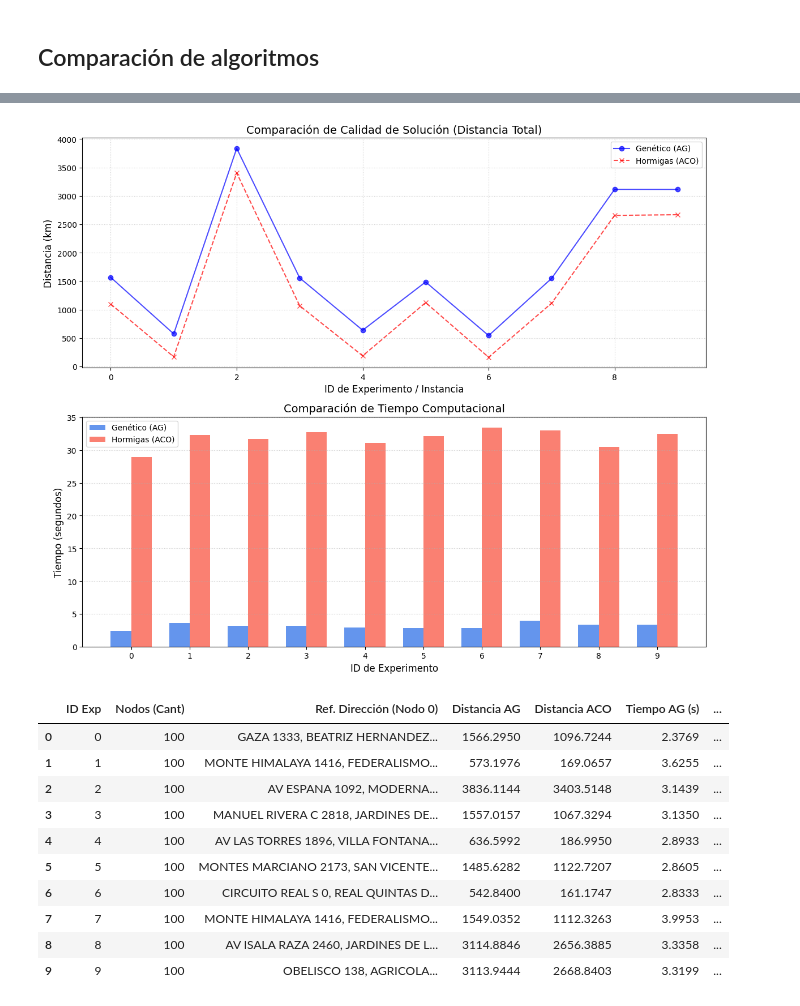
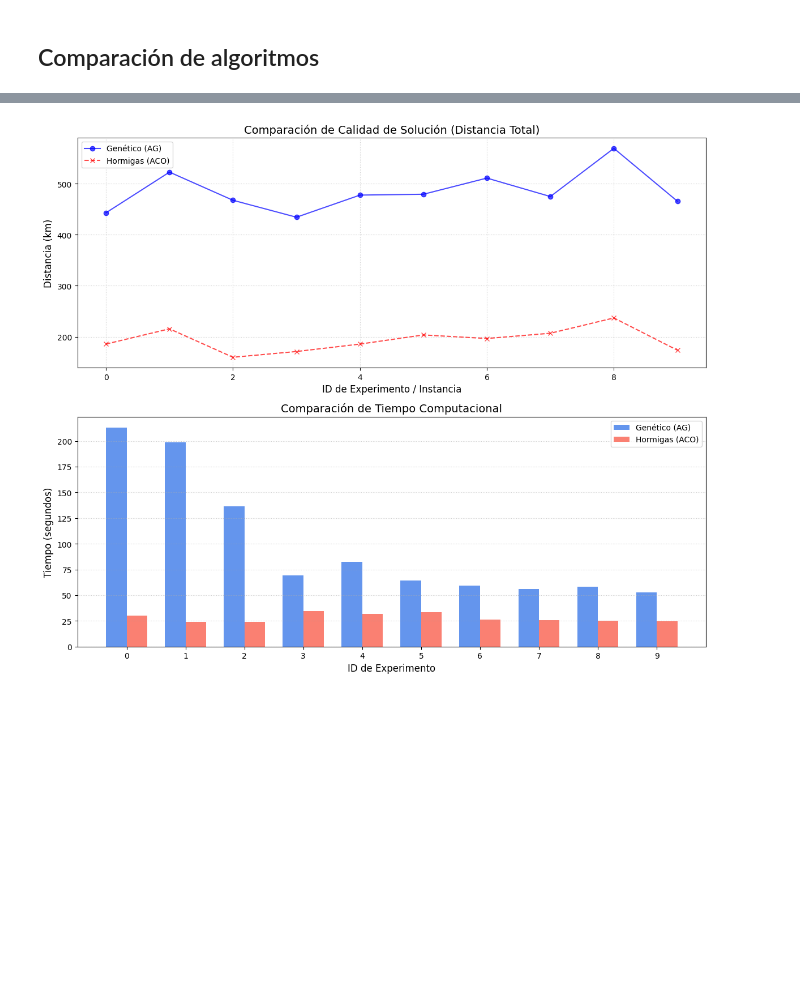
Before and after one commit to steffanylars/MA2015_DisenoAlgoritmosMatematicosBioinspirados, a Jupyter notebook: MA2015_SP_TSP.ipynb, the cells around one changed output, grey strips where cells are left out. Drawn from its saved outputs; the diff is of its cells as text; code cells hidden in the pictures; blank space fills up the shorter version.

```diff
--- a/MA2015_SP_TSP.ipynb
+++ b/MA2015_SP_TSP.ipynb
@@ -377,7 +496,7 @@ grafos_40 = []
 
 
 for i in range(10):
-    distancias, metadatos = construir_grafo_completo("direcciones_lat_lon.csv", 40, semilla=i)
+    distancias, metadatos = construir_grafo_completo("direcciones_lat_lon_limpio.csv", 40, semilla=i)
 
     experimento = {
         'id_experimento': i,
@@ -494,14 +621,14 @@ grafos_100 = []
 
 
 for i in range(10):
-    distancias, metadatos = construir_grafo_completo("direcciones_lat_lon.csv",100, semilla=i)
+    distancias, metadatos = construir_grafo_completo("direcciones_lat_lon_limpio.csv",100, semilla=i)
 
     experimento = {
         'id_experimento': i,
         'distancias': distancias,
         'info_nodos': metadatos,
         'ruta_optima': None,
-        'costo_total': 0           #
+        'costo_total': 0
     }
 
     grafos_100.append(experimento)
@@ -509,10 +636,10 @@ for i in range(10):
 
 
 PARAMS = {
-    'tam_poblacion': 100,
-    'generaciones': 200,
+    'tam_poblacion': 300,
+    'generaciones': 500,
     'tasa_mutacion': 0.1,
-    'elite_size': 10
+    'elite_size': 15
 }
 
 print(f" Iniciando Algoritmo Genético en {len(grafos_100)} grafos...")
@@ -998,19 +1150,8 @@ df
 # %%
 df = generar_reporte_completo(grafos_100)
-df.to_csv("Reporte_Comparativo_TSP_100nodos.csv", index=False)
+
 df['Ruta Normalizada AG'] = df['Solucion AG'].apply(lambda x: normalizar_ciclo(eval(x)))
 df['Ruta Normalizada ACO'] = df['Solucion ACO'].apply(lambda x  : normalizar_ciclo(eval(x)))
-df
+df.to_csv("Reporte_Comparativo_TSP_100nodos.csv", index=False)
 # %% [output]
-[figure, old version]
+[figure, new version]
-|  | ID Exp | Nodos (Cant) | Ref. Dirección (Nodo 0) | Distancia AG | Distancia ACO | Tiempo AG (s) | ... |
-| 0 | 0 | 100 | GAZA 1333, BEATRIZ HERNANDEZ... | 1566.2950 | 1096.7244 | 2.3769 | ... |
-| 1 | 1 | 100 | MONTE HIMALAYA 1416, FEDERALISMO... | 573.1976 | 169.0657 | 3.6255 | ... |
-| 2 | 2 | 100 | AV ESPANA 1092, MODERNA... | 3836.1144 | 3403.5148 | 3.1439 | ... |
-| 3 | 3 | 100 | MANUEL RIVERA C 2818, JARDINES DE... | 1557.0157 | 1067.3294 | 3.1350 | ... |
-| 4 | 4 | 100 | AV LAS TORRES 1896, VILLA FONTANA... | 636.5992 | 186.9950 | 2.8933 | ... |
-| 5 | 5 | 100 | MONTES MARCIANO 2173, SAN VICENTE... | 1485.6282 | 1122.7207 | 2.8605 | ... |
-| 6 | 6 | 100 | CIRCUITO REAL S 0, REAL QUINTAS D... | 542.8400 | 161.1747 | 2.8333 | ... |
-| 7 | 7 | 100 | MONTE HIMALAYA 1416, FEDERALISMO... | 1549.0352 | 1112.3263 | 3.9953 | ... |
-| 8 | 8 | 100 | AV ISALA RAZA 2460, JARDINES DE L... | 3114.8846 | 2656.3885 | 3.3358 | ... |
-| 9 | 9 | 100 | OBELISCO 138, AGRICOLA... | 3113.9444 | 2668.8403 | 3.3199 | ... |
```
Also changed, not shown: parts of 21 cells of this notebook.
